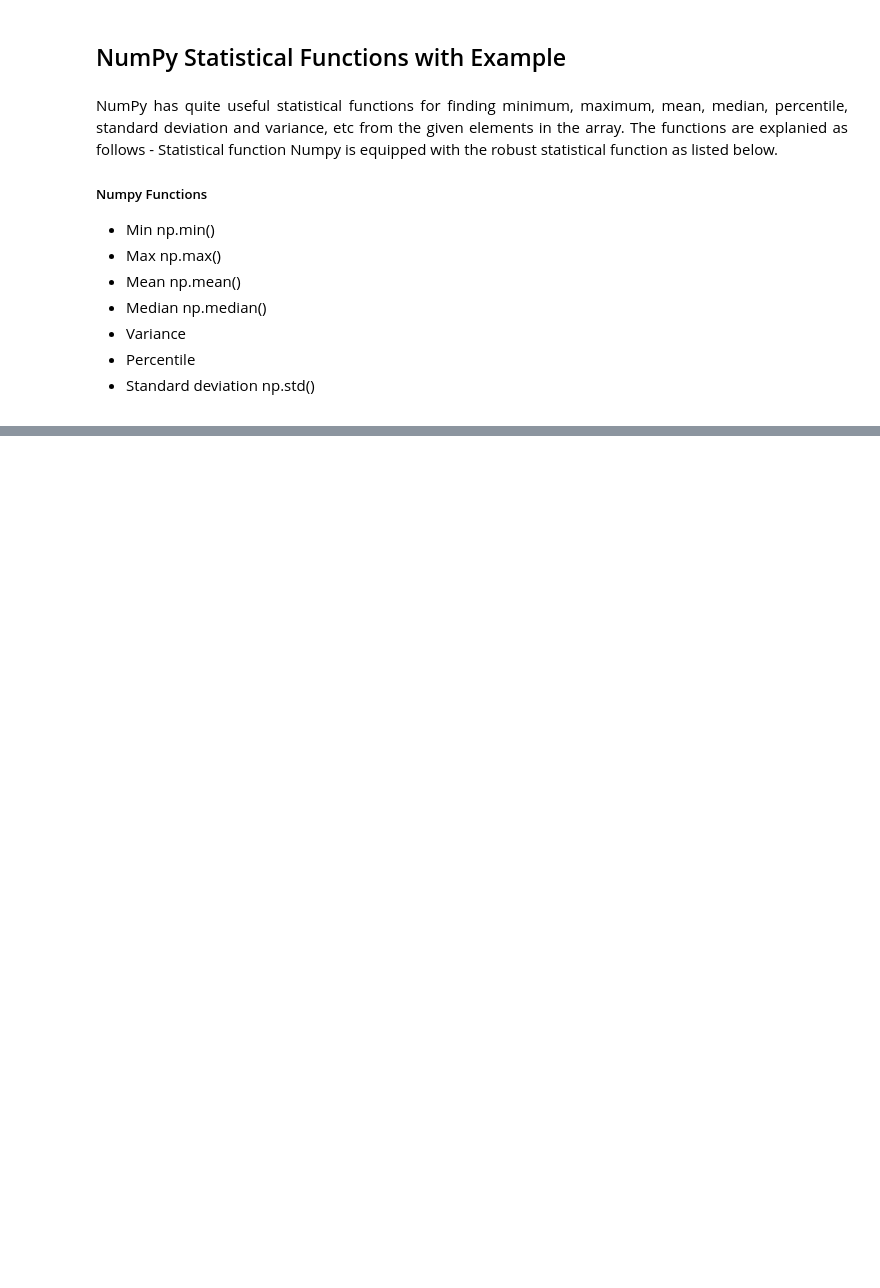
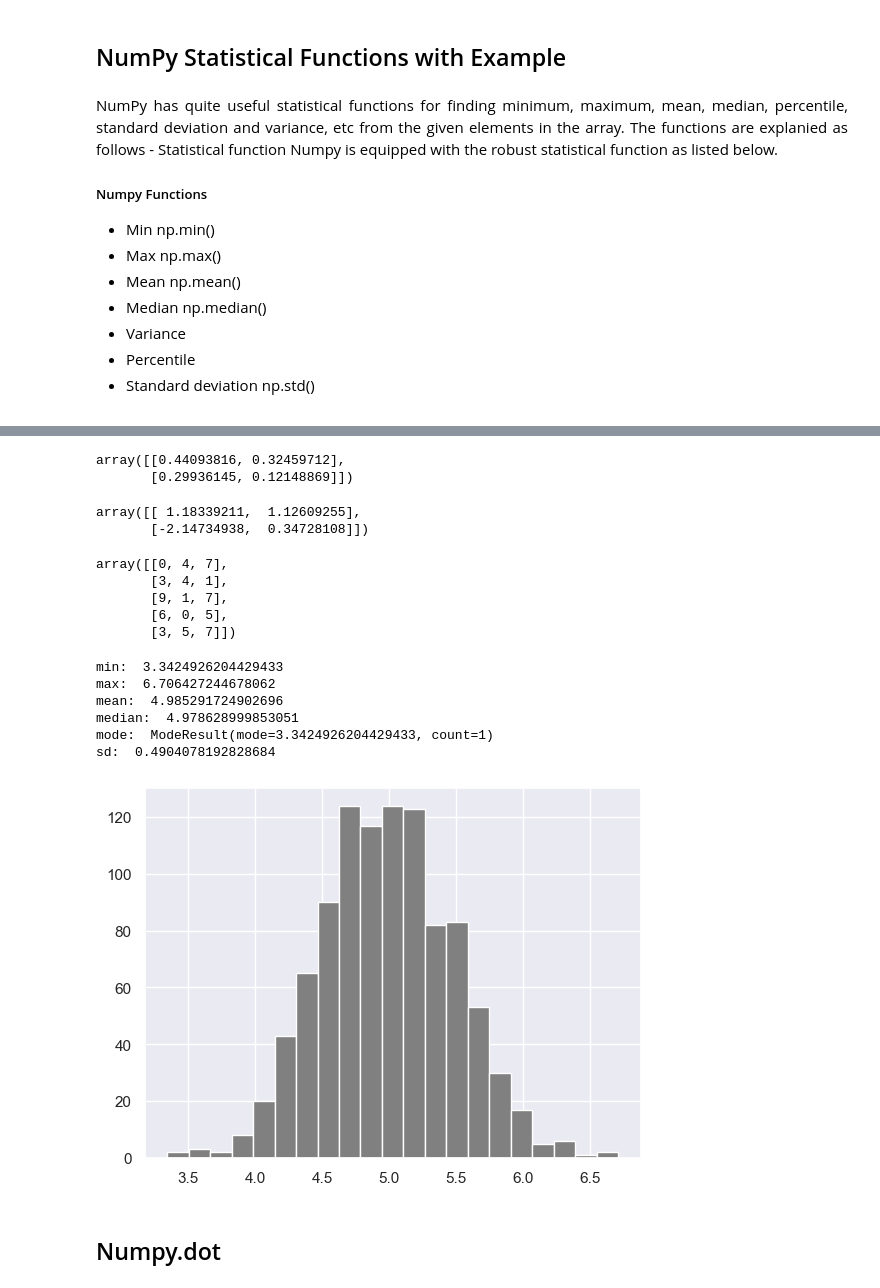
Before and after one commit to MelihKrts/30-Days-Of-Python, a Jupyter notebook: Day_24_Statistics/Numpy.ipynb, the cells around one changed output, grey strips where cells are left out. Saved outputs shown, nothing was run; the diff lists cells and outputs as text; code cells hidden in the pictures; blank space fills up the shorter version.

```diff
--- a/Day_24_Statistics/Numpy.ipynb
+++ b/Day_24_Statistics/Numpy.ipynb
@@ -665,0 +734,23 @@ Third Column:  [3 6]
+# %%
+# Random numbers between [0, 1] of shape 2, 2
+rand = np.random.rand(2, 2)
+rand
+# %% [output]
+array([[0.44093816, 0.32459712],
+       [0.29936145, 0.12148869]])
+# %%
+rand2 = np.random.randn(2, 2)
+rand2
+# %% [output]
+array([[ 1.18339211,  1.12609255],
+       [-2.14734938,  0.34728108]])
+# %%
+# Random integers between [0,10) of shape 2.5
+rand_int = np.random.randint(0, 10, size=[5, 3])
+rand_int
+# %% [output]
+array([[0, 4, 7],
+       [3, 4, 1],
+       [9, 1, 7],
+       [6, 0, 5],
+       [3, 5, 7]])
@@ -665,0 +759,28 @@ Third Column:  [3 6]
+# %%
+from scipy import stats
+
+np_normal_dis = np.random.normal(5, 0.5, 1000)
+# mean, standard deviation, number of samples
+np_normal_dis
+
+# min, max, mean, median, sd
+print("min: ", np.min(np_normal_dis))
+print("max: ", np.max(np_normal_dis))
+print("mean: ", np.mean(np_normal_dis))
+print("median: ", np.median(np_normal_dis))
+print("mode: ", stats.mode(np_normal_dis))
+print("sd: ", np.std(np_normal_dis))
+# %% [output]
+min:  3.3424926204429433
+max:  6.706427244678062
+mean:  4.985291724902696
+median:  4.978628999853051
+mode:  ModeResult(mode=3.3424926204429433, count=1)
+sd:  0.4904078192828684
+# %%
+plt.hist(np_normal_dis, color="grey", bins=21)
+plt.show()
+# %% [output]
+[figure, added]
+# %% [markdown]
+## Numpy.dot
```
Also changed, not shown: parts of 41 cells of this notebook.
